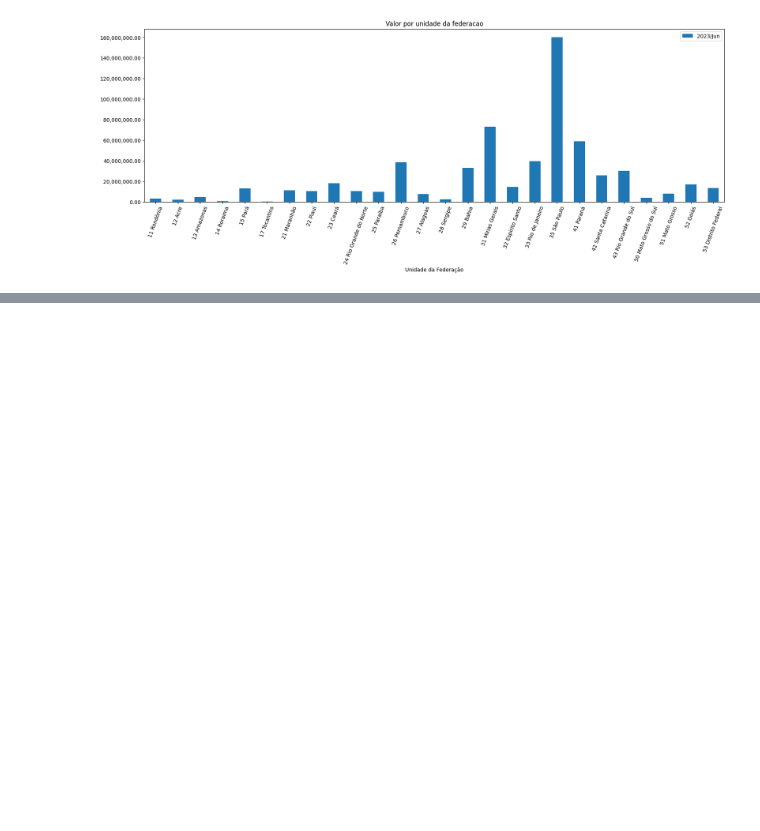
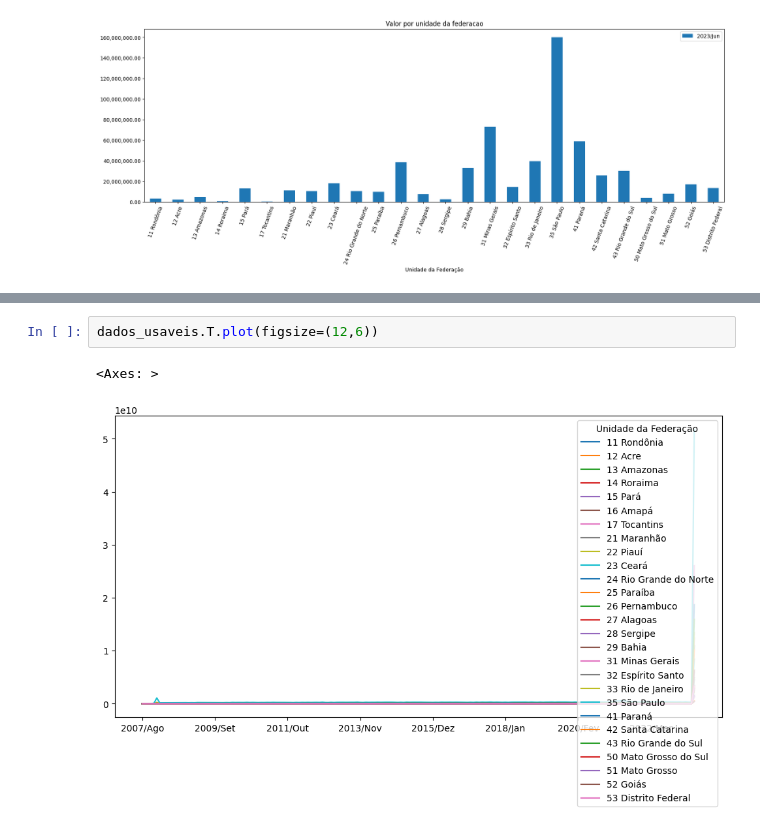
Before and after one commit to vitorsarilio/Pos_Tech_Data_Analytics, a Jupyter notebook: Notebooks/Producao_Hospitalar.ipynb, the cells around one changed output, grey strips where cells are left out. Saved outputs shown, nothing was run; the diff lists cells and outputs as text; blank space fills up the shorter version.

```diff
--- a/Notebooks/Producao_Hospitalar.ipynb
+++ b/Notebooks/Producao_Hospitalar.ipynb
@@ -126,0 +213,5 @@ plt.show()
+# %%
+dados_usaveis.T.plot(figsize=(12,6))
+# %% [output]
+<Axes: >
+[figure, added]
```
Also changed, not shown: parts of 20 cells of this notebook.
